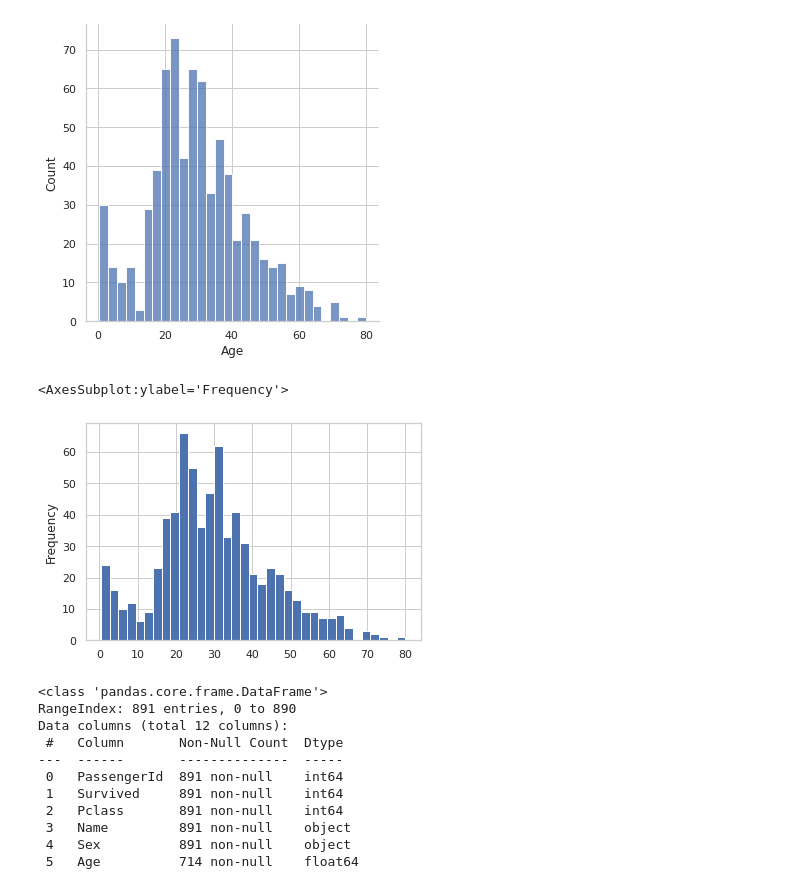
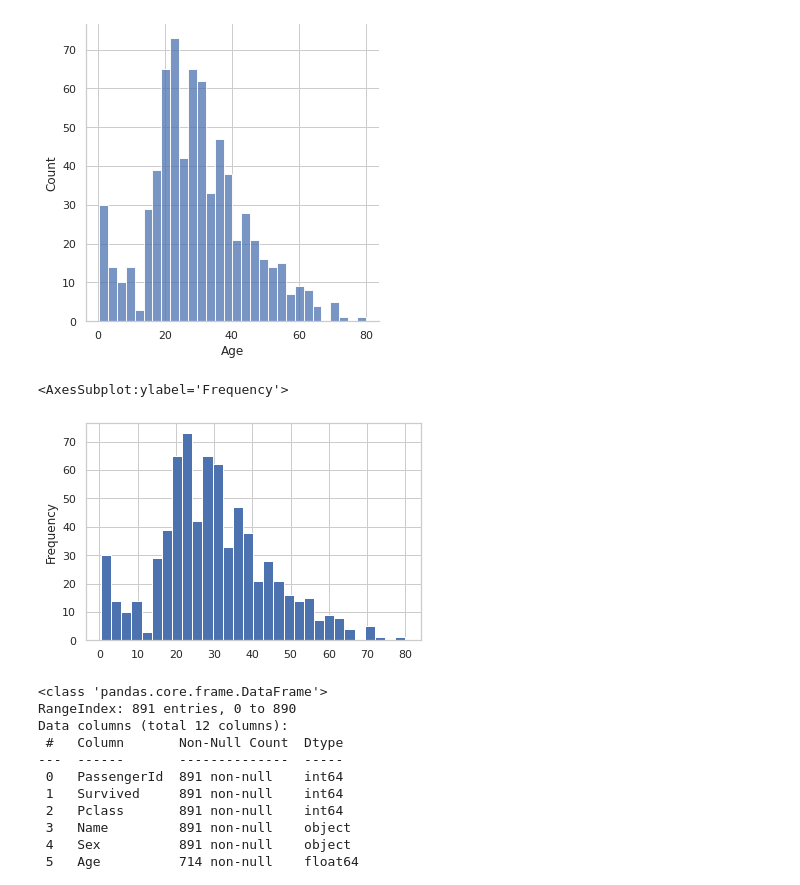
Before and after one commit to HuuThang-1402/Python-for-DS-and-ML, a Jupyter notebook: 13-Logistic-Regression/Example.ipynb, the cells around one changed output. Cells and saved outputs as stored; diff of their text form; code cells hidden in the pictures.

```diff
--- a/13-Logistic-Regression/Example.ipynb
+++ b/13-Logistic-Regression/Example.ipynb
@@ -55,10 +55,10 @@ sns.displot(train["Age"].dropna(),kde=False,bins=30)
 <seaborn.axisgrid.FacetGrid at 0x...>
 [figure]
 # %%
-train["Age"].plot.hist(bins=35)
+train["Age"].plot.hist(bins=30)
 # %% [output]
 <AxesSubplot:ylabel='Frequency'>
-[figure, old version]
+[figure, new version]
 # %%
 train.info()
 # %% [output]
```
Also changed, not shown: parts of 11 cells of this notebook.
